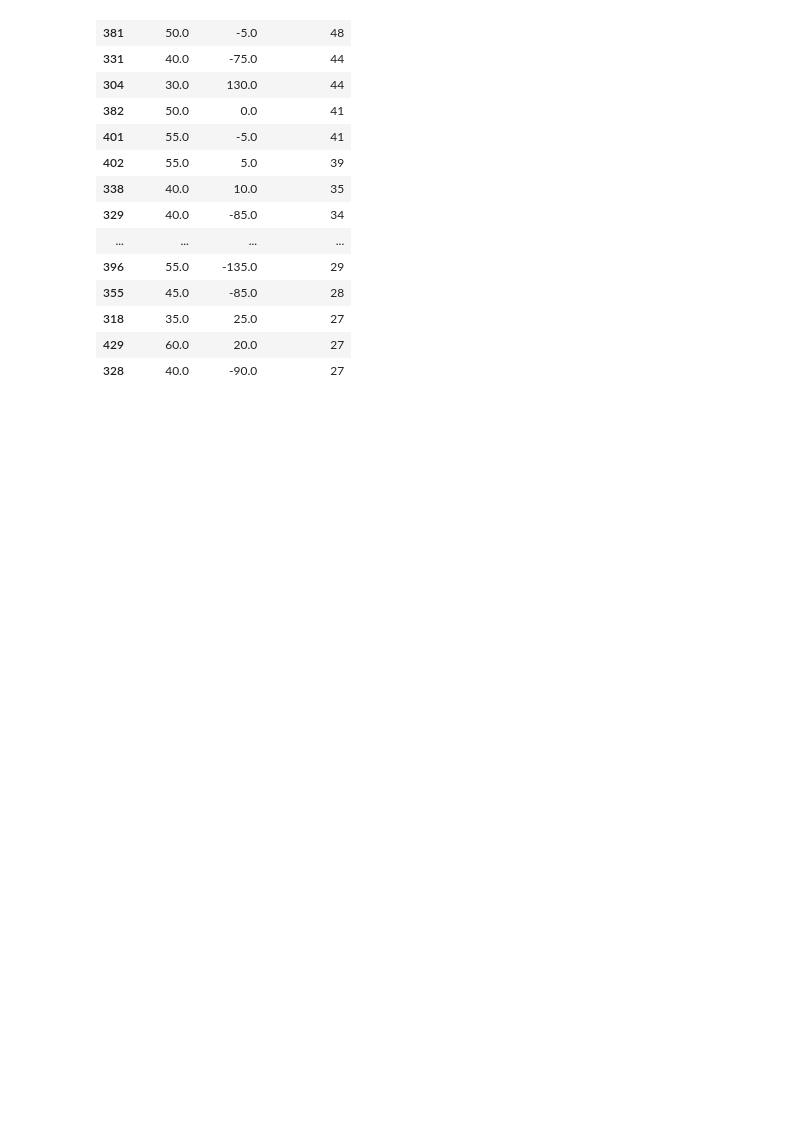
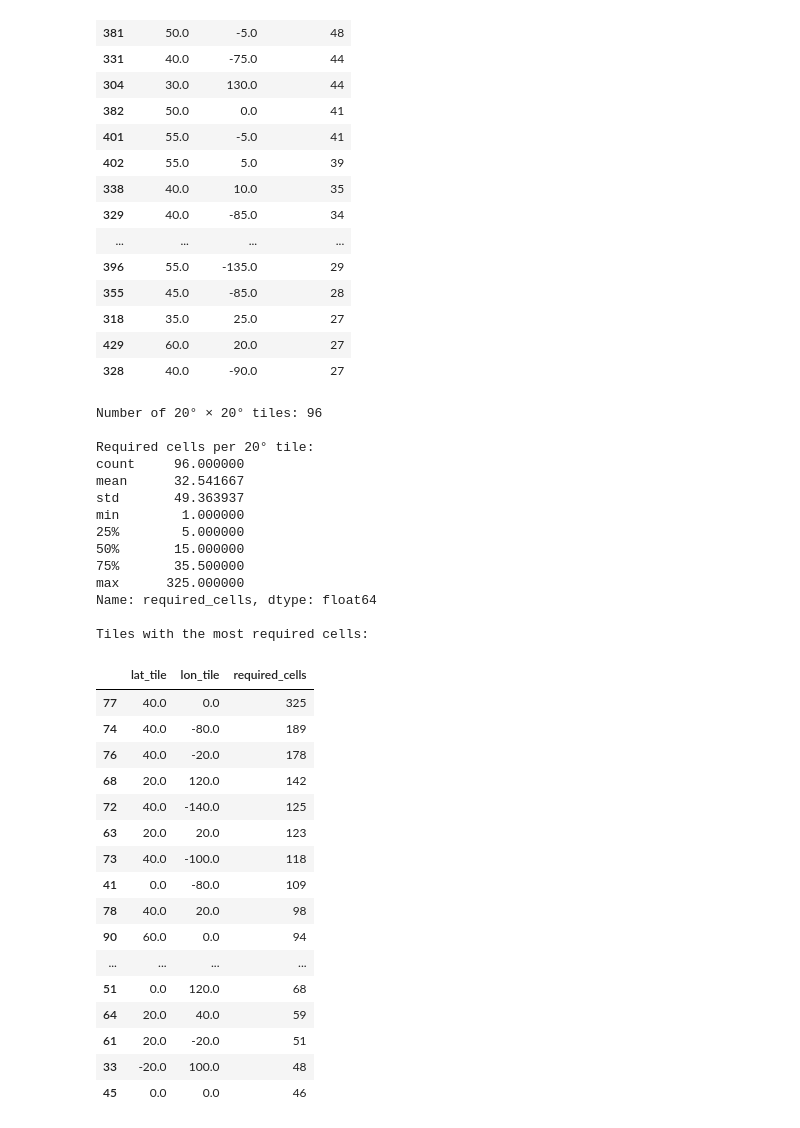
Before and after one commit to Suprabhat4970/MarineGuard-AI, a Jupyter notebook: ml/Weather_Forecasting_Model.ipynb, the cells around one changed output. Cells and saved outputs as stored; diff of their text form; code cells hidden in the pictures; blank space fills up the shorter version.

Commit message:
Continue global weather download planning

```diff
--- a/ml/Weather_Forecasting_Model.ipynb
+++ b/ml/Weather_Forecasting_Model.ipynb
@@ -2258,3 +2266,54 @@ Chunks with the most required cells:
 | 318 | 35.0 | 25.0 | 27 |
 | 429 | 60.0 | 20.0 | 27 |
 | 328 | 40.0 | -90.0 | 27 |
+# %%
+cells_per_20deg_tile = (
+    era5_download_list
+    .groupby(["lat_tile", "lon_tile"])
+    .size()
+    .reset_index(name="required_cells")
+)
+
+print("Number of 20° × 20° tiles:", len(cells_per_20deg_tile))
+
+print("\nRequired cells per 20° tile:")
+print(cells_per_20deg_tile["required_cells"].describe())
+
+print("\nTiles with the most required cells:")
+display(
+    cells_per_20deg_tile
+    .sort_values("required_cells", ascending=False)
+    .head(20)
+)
+# %% [output]
+Number of 20° × 20° tiles: 96
+
+Required cells per 20° tile:
+count     96.000000
+mean      32.541667
+std       49.363937
+min        1.000000
+25%        5.000000
+50%       15.000000
+75%       35.500000
+max      325.000000
+Name: required_cells, dtype: float64
+
+Tiles with the most required cells:
+|  | lat_tile | lon_tile | required_cells |
+| 77 | 40.0 | 0.0 | 325 |
+| 74 | 40.0 | -80.0 | 189 |
+| 76 | 40.0 | -20.0 | 178 |
+| 68 | 20.0 | 120.0 | 142 |
+| 72 | 40.0 | -140.0 | 125 |
+| 63 | 20.0 | 20.0 | 123 |
+| 73 | 40.0 | -100.0 | 118 |
+| 41 | 0.0 | -80.0 | 109 |
+| 78 | 40.0 | 20.0 | 98 |
+| 90 | 60.0 | 0.0 | 94 |
+| ... | ... | ... | ... |
+| 51 | 0.0 | 120.0 | 68 |
+| 64 | 20.0 | 40.0 | 59 |
+| 61 | 20.0 | -20.0 | 51 |
+| 33 | -20.0 | 100.0 | 48 |
+| 45 | 0.0 | 0.0 | 46 |
```
Also changed, not shown: parts of 9 cells of this notebook.
